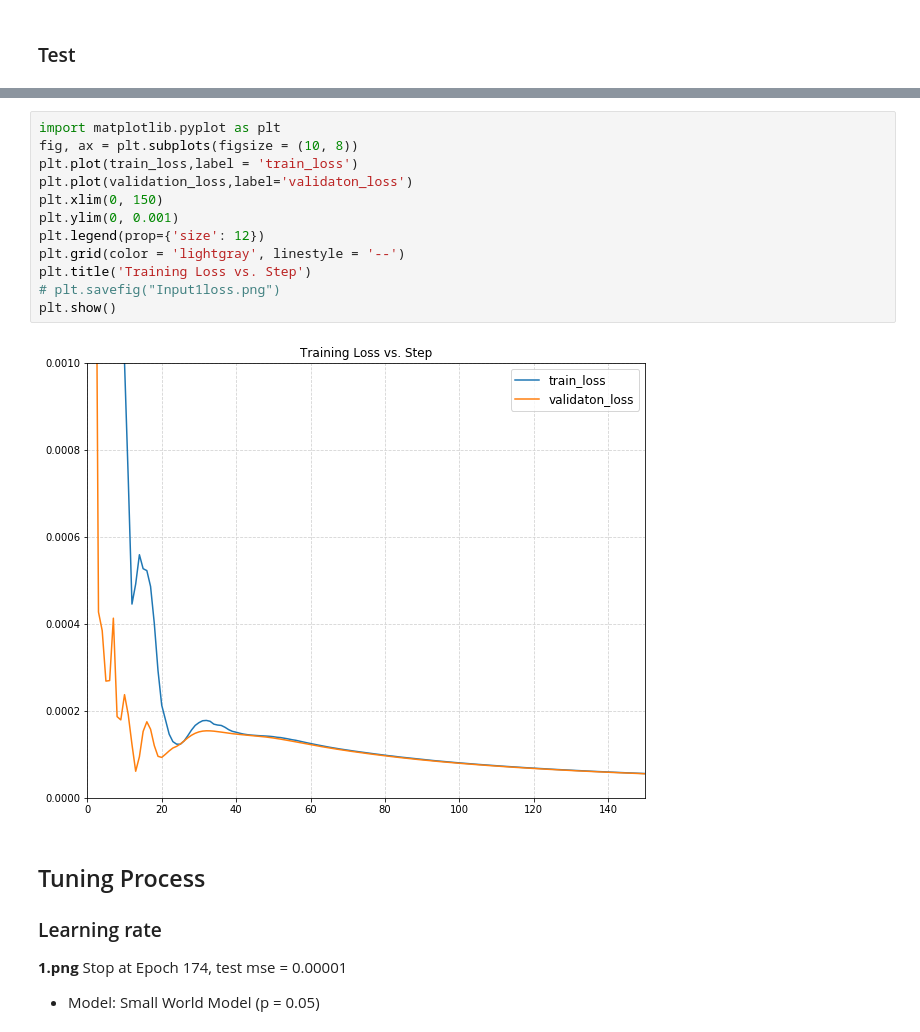
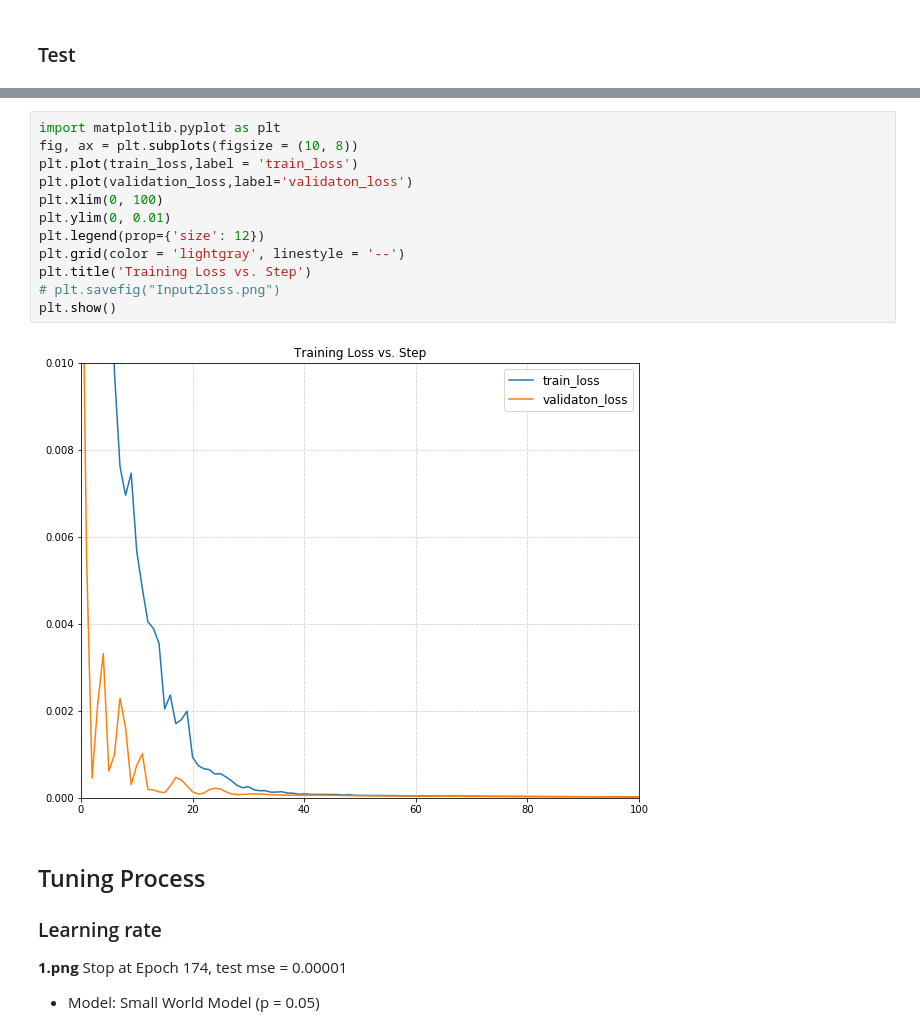
Before and after one commit to Richard-Hendricks/UIUC-Fall-2017, a Jupyter notebook: IE_532/Project/yiming3.0.ipynb, the cells around one changed output, grey strips where cells are left out. Drawn from its saved outputs; the diff is of its cells as text.

```diff
--- a/IE_532/Project/yiming3.0.ipynb
+++ b/IE_532/Project/yiming3.0.ipynb
@@ -402,17 +402,17 @@ Test set results: cost= 0.00003, Mean square error= 2.855006e-07, time= 0.05161s
 # %%
 import matplotlib.pyplot as plt
 fig, ax = plt.subplots(figsize = (10, 8))
 plt.plot(train_loss,label = 'train_loss')
 plt.plot(validation_loss,label='validaton_loss')
-plt.xlim(0, 150)
-plt.ylim(0, 0.001)
+plt.xlim(0, 100)
+plt.ylim(0, 0.01)
 plt.legend(prop={'size': 12})
 plt.grid(color = 'lightgray', linestyle = '--')
 plt.title('Training Loss vs. Step')
-# plt.savefig("Input1loss.png")
+# plt.savefig("Input2loss.png")
 plt.show()
 # %% [output]
-[figure, old version]
+[figure, new version]
 # %% [markdown]
 ## Tuning Process
 ### Learning rate
```
Also changed, not shown: parts of 4 cells of this notebook.
